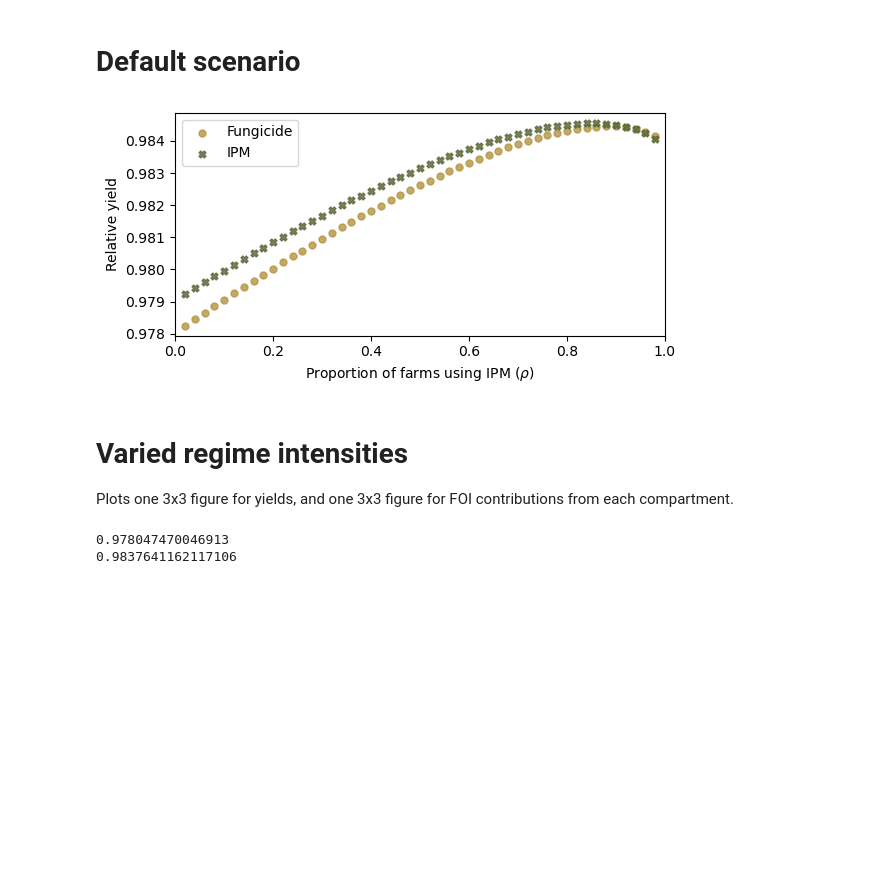
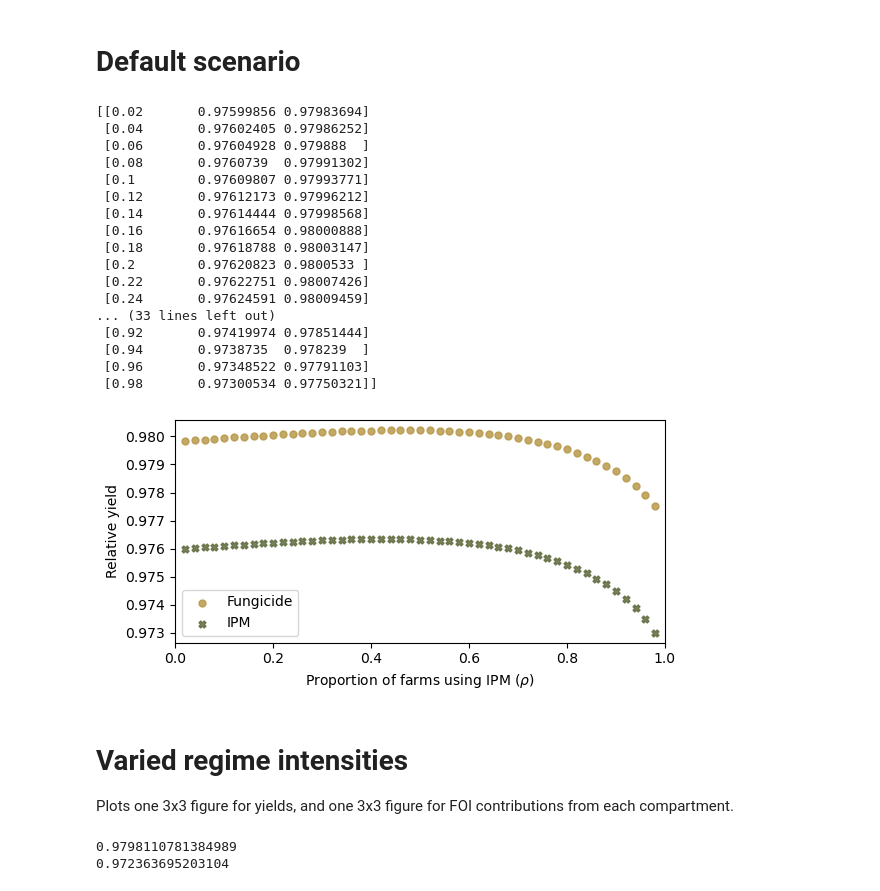
Before and after one commit to emrvincent/IPM_s_tritici_modelling, a Jupyter notebook: Cross contact fields.ipynb, the cells around one changed output. Saved outputs shown, nothing was run; the diff lists cells and outputs as text; code cells hidden in the pictures; blank space fills up the shorter version.

```diff
--- a/Cross contact fields.ipynb
+++ b/Cross contact fields.ipynb
@@ -34,36 +19,70 @@ biocontrol_dates_range = [[],[31],[31,39]]
 # %% [markdown]
 # Default scenario
+# %%
+# IPM parameters, one for the "default" scenario, and an array for the low-medium-high scenarios
+r_beta = 0.985
+r_beta_range = [0.998,0.985,0.972]
+
+sow_delay = 7
+sow_delay_range = [0,7,3]
+
+prop_debris = 0.1
+prop_debris_range=[0,0.1,0.777]
+
+debris_removal = 0.154
+debris_removal_range = [0.154,0.154,0]
+
+biocontrol_dates = [31]
+biocontrol_dates_range = [[39],[31],[31,39]]
 # %%
 # Run simulation for each proportion
 it = 0.02
 prop = np.arange(it,1.0,it)
 all_YI = np.zeros(len(prop))
 all_YF = np.zeros(len(prop))
 Nprop = len(prop)
 
 for i in range(len(prop)):
     p = prop[i]
     ic = 1*ic_twofield
     t,pop = run_year_mix2(ic,r_beta,sow_delay,prop_debris,debris_removal,biocontrol_dates,p,omega_base,theta_base,delta_base)
 
     # Compute yields
     all_YI[i] = Y(pop[:,:6])/p
     all_YF[i] = Y(pop[:,6:])/(1-p)
 
 # Plot figure
 fig,ax = plt.subplots(1,figsize = (6,3))
 ax.scatter(prop,all_YF,label="Fungicide",c=c2,alpha=0.8,s=25)
 ax.scatter(prop,all_YI,label="IPM",c=c4,marker='X',alpha=0.8,s=25)
+print(np.stack((prop,all_YI,all_YF)).T)
 ax.set_xlabel(r"Proportion of farms using IPM ($\rho$)")
 ax.set_ylabel("Relative yield")
-ax.legend(loc = "upper left")
+ax.legend(loc = "lower left")
 ax.set_xlim([0,1])
 plt.tight_layout()
 
 # Save figure
 fig.savefig('Figures/Manuscript_final/fig_defaultresult.pdf', dpi=400,bbox_inches='tight')
 # %% [output]
+[[0.02       0.97599856 0.97983694]
+ [0.04       0.97602405 0.97986252]
+ [0.06       0.97604928 0.979888  ]
+ [0.08       0.9760739  0.97991302]
+ [0.1        0.97609807 0.97993771]
+ [0.12       0.97612173 0.97996212]
+ [0.14       0.97614444 0.97998568]
+ [0.16       0.97616654 0.98000888]
+ [0.18       0.97618788 0.98003147]
+ [0.2        0.97620823 0.9800533 ]
+ [0.22       0.97622751 0.98007426]
+ [0.24       0.97624591 0.98009459]
+... (33 lines left out)
+ [0.92       0.97419974 0.97851444]
+ [0.94       0.9738735  0.978239  ]
+ [0.96       0.97348522 0.97791103]
+ [0.98       0.97300534 0.97750321]]
-[figure, old version]
+[figure, new version]
 # %%
 # Run simulations across all proportions, get yield and FOI over time
 def get_Y_FOI(r_beta,sow_delay,prop_debris,debris_removal,biocontrol_dates,omega,theta,delta,per_capita):
@@ -132,5 +151,5 @@ ic = 1*ic_twofield
 t,pop = run_year_mix2(ic,r_beta,sow_delay,prop_debris,debris_removal,biocontrol_dates,p,omega_base,theta_base,delta_base)
 print(Y(pop[:,:6]/p))
 # %% [output]
-0.978047470046913
-0.9837641162117106
+0.9798110781384989
+0.972363695203104
```
Also changed, not shown: parts of 7 cells of this notebook, 50 other files.
